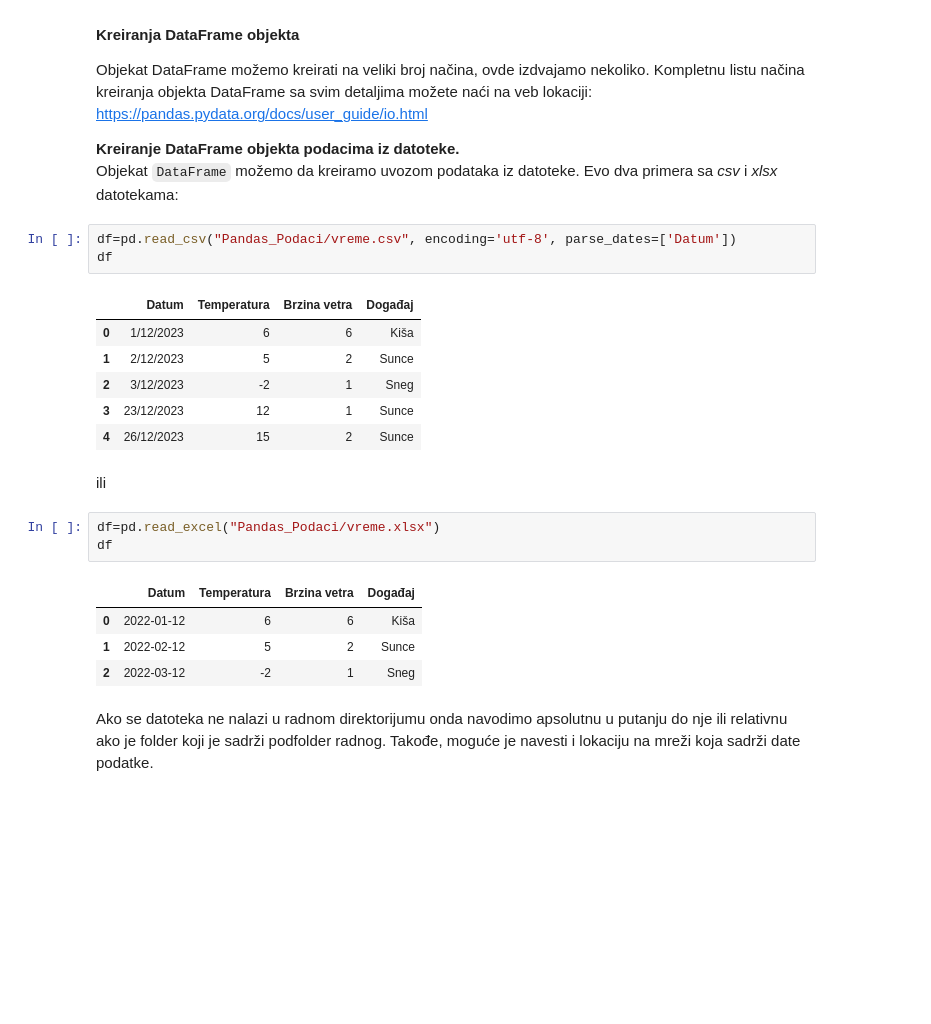
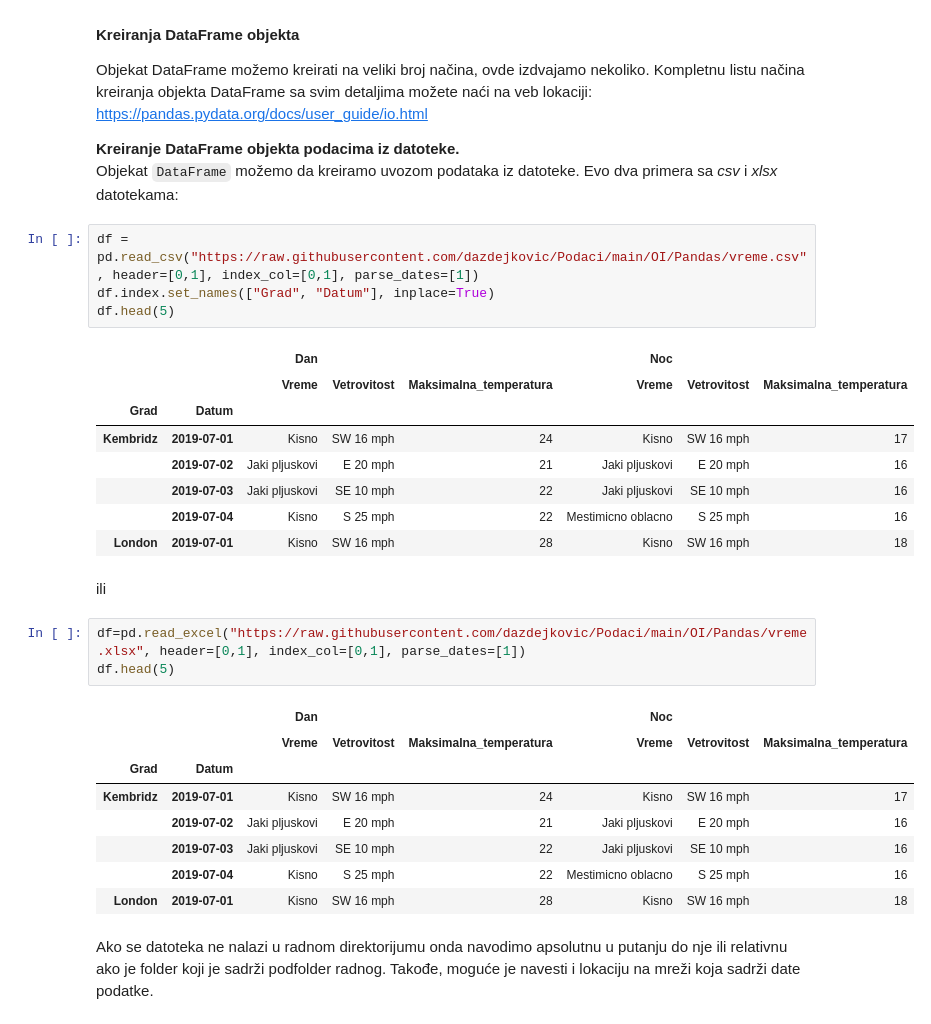
Before and after one commit to dazdejkovic/OI_25_jb1, a Jupyter notebook: _sources/OI_25_20_Pandas.ipynb, the cells around one changed output. Saved outputs shown, nothing was run; the diff lists cells and outputs as text; blank space fills up the shorter version.

```diff
--- a/_sources/OI_25_20_Pandas.ipynb
+++ b/_sources/OI_25_20_Pandas.ipynb
@@ -142,25 +142,32 @@ Objekat DataFrame možemo kreirati na veliki broj načina, ovde izdvajamo nekoli
 **Kreiranje DataFrame objekta podacima iz datoteke.**<br/>
 Objekat `DataFrame` možemo da kreiramo uvozom podataka iz datoteke. Evo dva primera sa *csv* i *xlsx* datotekama:
 # %%
-df=pd.read_csv("Pandas_Podaci/vreme.csv", encoding='utf-8', parse_dates=['Datum'])
-df
+df = pd.read_csv("https://raw.githubusercontent.com/dazdejkovic/Podaci/main/OI/Pandas/vreme.csv", header=[0,1], index_col=[0,1], parse_dates=[1])
+df.index.set_names(["Grad", "Datum"], inplace=True)
+df.head(5)
 # %% [output]
-|  | Datum | Temperatura | Brzina vetra | Događaj |
-| 0 | 1/12/2023 | 6 | 6 | Kiša |
-| 1 | 2/12/2023 | 5 | 2 | Sunce |
-| 2 | 3/12/2023 | -2 | 1 | Sneg |
-| 3 | 23/12/2023 | 12 | 1 | Sunce |
-| 4 | 26/12/2023 | 15 | 2 | Sunce |
+|  |  | Dan |  |  | Noc |  |  |
+|  |  | Vreme | Vetrovitost | Maksimalna_temperatura | Vreme | Vetrovitost | Maksimalna_temperatura |
+| Grad | Datum |  |  |  |  |  |  |
+| Kembridz | 2019-07-01 | Kisno | SW 16 mph | 24 | Kisno | SW 16 mph | 17 |
+|  | 2019-07-02 | Jaki pljuskovi | E 20 mph | 21 | Jaki pljuskovi | E 20 mph | 16 |
+|  | 2019-07-03 | Jaki pljuskovi | SE 10 mph | 22 | Jaki pljuskovi | SE 10 mph | 16 |
+|  | 2019-07-04 | Kisno | S 25 mph | 22 | Mestimicno oblacno | S 25 mph | 16 |
+| London | 2019-07-01 | Kisno | SW 16 mph | 28 | Kisno | SW 16 mph | 18 |
 # %% [markdown]
 ili
 # %%
-df=pd.read_excel("Pandas_Podaci/vreme.xlsx")
-df
+df=pd.read_excel("https://raw.githubusercontent.com/dazdejkovic/Podaci/main/OI/Pandas/vreme.xlsx", header=[0,1], index_col=[0,1], parse_dates=[1])
+df.head(5)
 # %% [output]
-|  | Datum | Temperatura | Brzina vetra | Događaj |
-| 0 | 2022-01-12 | 6 | 6 | Kiša |
-| 1 | 2022-02-12 | 5 | 2 | Sunce |
-| 2 | 2022-03-12 | -2 | 1 | Sneg |
+|  |  | Dan |  |  | Noc |  |  |
+|  |  | Vreme | Vetrovitost | Maksimalna_temperatura | Vreme | Vetrovitost | Maksimalna_temperatura |
+| Grad | Datum |  |  |  |  |  |  |
+| Kembridz | 2019-07-01 | Kisno | SW 16 mph | 24 | Kisno | SW 16 mph | 17 |
+|  | 2019-07-02 | Jaki pljuskovi | E 20 mph | 21 | Jaki pljuskovi | E 20 mph | 16 |
+|  | 2019-07-03 | Jaki pljuskovi | SE 10 mph | 22 | Jaki pljuskovi | SE 10 mph | 16 |
+|  | 2019-07-04 | Kisno | S 25 mph | 22 | Mestimicno oblacno | S 25 mph | 16 |
+| London | 2019-07-01 | Kisno | SW 16 mph | 28 | Kisno | SW 16 mph | 18 |
 # %% [markdown]
 Ako se datoteka ne nalazi u radnom direktorijumu onda navodimo apsolutnu u putanju do nje ili relativnu ako je folder koji je sadrži podfolder radnog. Takođe, moguće je navesti i lokaciju na mreži koja sadrži date podatke.
 # %%
```
Also changed, not shown: parts of 5 cells of this notebook, 31 other files.
